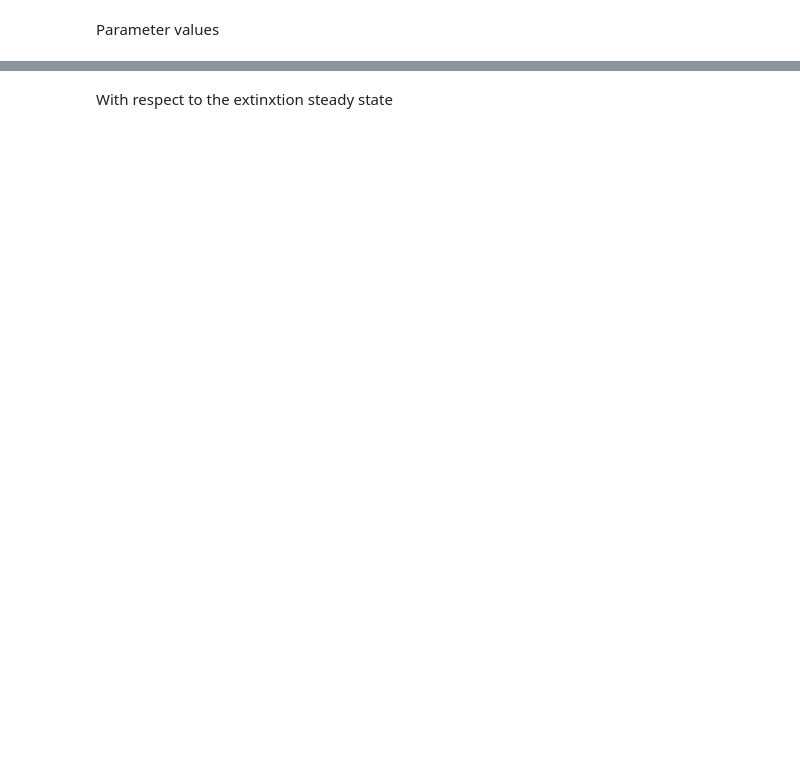
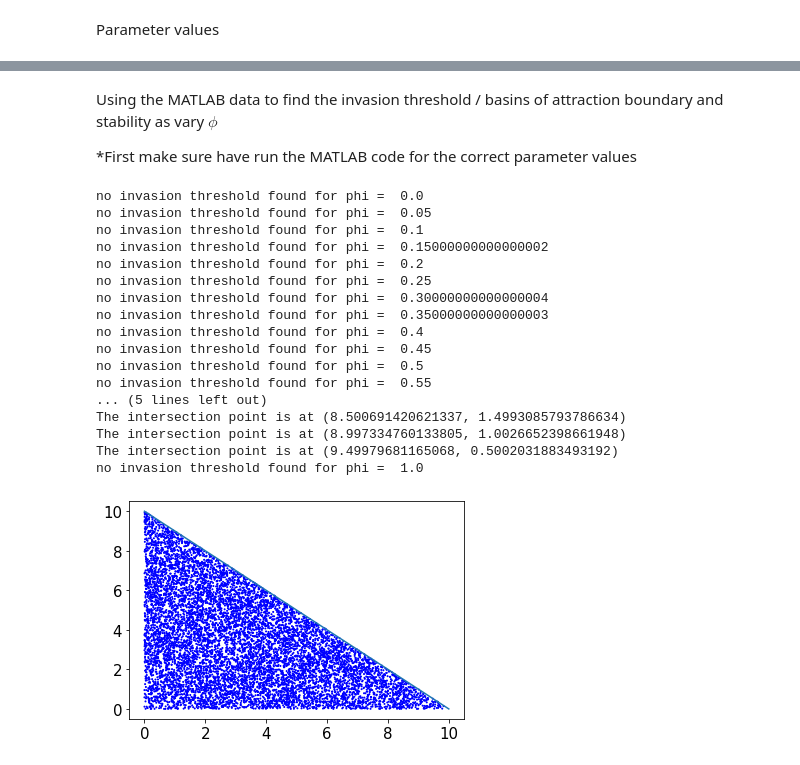
Before and after one commit to ahb48/Wolbachia_invasion_households, a Jupyter notebook: Figure_2.ipynb, the cells around one changed output, grey strips where cells are left out. Drawn from its saved outputs; the diff is of its cells as text; code cells hidden in the pictures; blank space fills up the shorter version.

```diff
--- a/Figure_2.ipynb
+++ b/Figure_2.ipynb
@@ -77,2 +52,0 @@ for i in range(len(phivec)):     # looping over all phi values
-# %% [markdown]
-With respect to the extinxtion steady state
@@ -102 +53,79 @@ for i in range(len(phivec)):        # looping over all phi values
+# %% [markdown]
+Using the MATLAB data to find the invasion threshold / basins of attraction boundary and stability as vary $\phi$
+
+*First make sure have run the MATLAB code for the correct parameter values
+# %%
+
+phivec = np.arange(0,1.05,0.05)  # Wolbachia fitness range
+inv_thresh = np.zeros(len(phivec))  # invasion threshold array
+
+for i in range(len(phivec)):   # looping over the Wolbachia fitness values
+
+    file_name = f'res_detail_qu_{i+1}.csv'  # file name for the data correspoding to the current phi value
+    df = pd.read_csv(file_name)          # reading the data file as a pandas dataframe
+    phi = phivec[i]                   # current phi value
+
+    # color coding the data points based on the invasion outcome
+    colors = ['red' if x == 'M0' else 'blue' for x in df['res_detail3']]
+    # plotting the coloured data points
+    plt.scatter(df['res_detail1_1'], df['res_detail1_2'], c=colors, s=1)
+
+    xx = np.linspace(0,10,100)  # x values for plotting the line
+    plt.plot(xx,10-xx)          # plotting the line y = 10-x, on this line the total population is 10
+
+    # Create a new column where 'y1' is 1 and other values are -1
+    df['color'] = [1 if x == 'M0' else -1 for x in df['res_detail3']]
+    if all(df['color'] == 1) or all(df['color'] == -1):  # if all points are of the same class, no need to fit SVM
+        print('no invasion threshold found for phi = ', phi)  # this means W-invasion not possible or occurs for all
+        continue     # don't need to fit SVM model, go to the next phi value
+    # Fit the SVM model
+    clf = svm.SVC(kernel='linear', C=1000)   # fitting a straight line between the two colours i.e. whether
+    clf.fit(df[['res_detail1_1', 'res_detail1_2']], df['color'])   # the invasion occurs or not
+    # Get the separating hyperplane
+    w = clf.coef_[0]   # coefficients of the separating hyperplane
+    a = -w[0] / w[1]
+
+    if a <= 0:   # if the line is parallel to the x-axis, no intersection point
+        print('no invasion threshold found for phi = ', phi)
+    else:   # plot the separating hyperplane and find the intersection point with the line y = 10-x
+        xx = np.linspace(min(df['res_detail1_1']), max(df['res_detail1_1']))
+        yy = a * xx - (clf.intercept_[0]) / w[1]
+
+        # Plot the line
+        plt.plot(xx, yy, 'k-')
+
+        # Find the intersection point, this will give the invasion threshold
+        # Solve for x
+        x_intersect = (10 + (clf.intercept_[0]) / w[1]) / (1 + a)
+
+        # Substitute x into the first equation to get y
+        y_intersect = 10 - x_intersect
+
+        # Round the coordinates to the nearest integer
+        #x_intersect_rounded = round(x_intersect)
+        #y_intersect_rounded = round(y_intersect)
+        inv_thresh[i] = y_intersect/10   # record invasion threshold i.e. proportion of infected mosquitoes
+        # print the invasion threshold
+        print(f'The intersection point is at ({x_intersect}, {y_intersect})')
+    # Clear the current figure
+    plt.clf()
+# %% [output]
+no invasion threshold found for phi =  0.0
+no invasion threshold found for phi =  0.05
+no invasion threshold found for phi =  0.1
+no invasion threshold found for phi =  0.15000000000000002
+no invasion threshold found for phi =  0.2
+no invasion threshold found for phi =  0.25
+no invasion threshold found for phi =  0.30000000000000004
+no invasion threshold found for phi =  0.35000000000000003
+no invasion threshold found for phi =  0.4
+no invasion threshold found for phi =  0.45
+no invasion threshold found for phi =  0.5
+no invasion threshold found for phi =  0.55
+... (5 lines left out)
+The intersection point is at (8.500691420621337, 1.4993085793786634)
+The intersection point is at (8.997334760133805, 1.0026652398661948)
+The intersection point is at (9.49979681165068, 0.5002031883493192)
+no invasion threshold found for phi =  1.0
+[figure, added]
 # %% [markdown]
```
Also changed, not shown: parts of 13 cells of this notebook, 22 other files.
